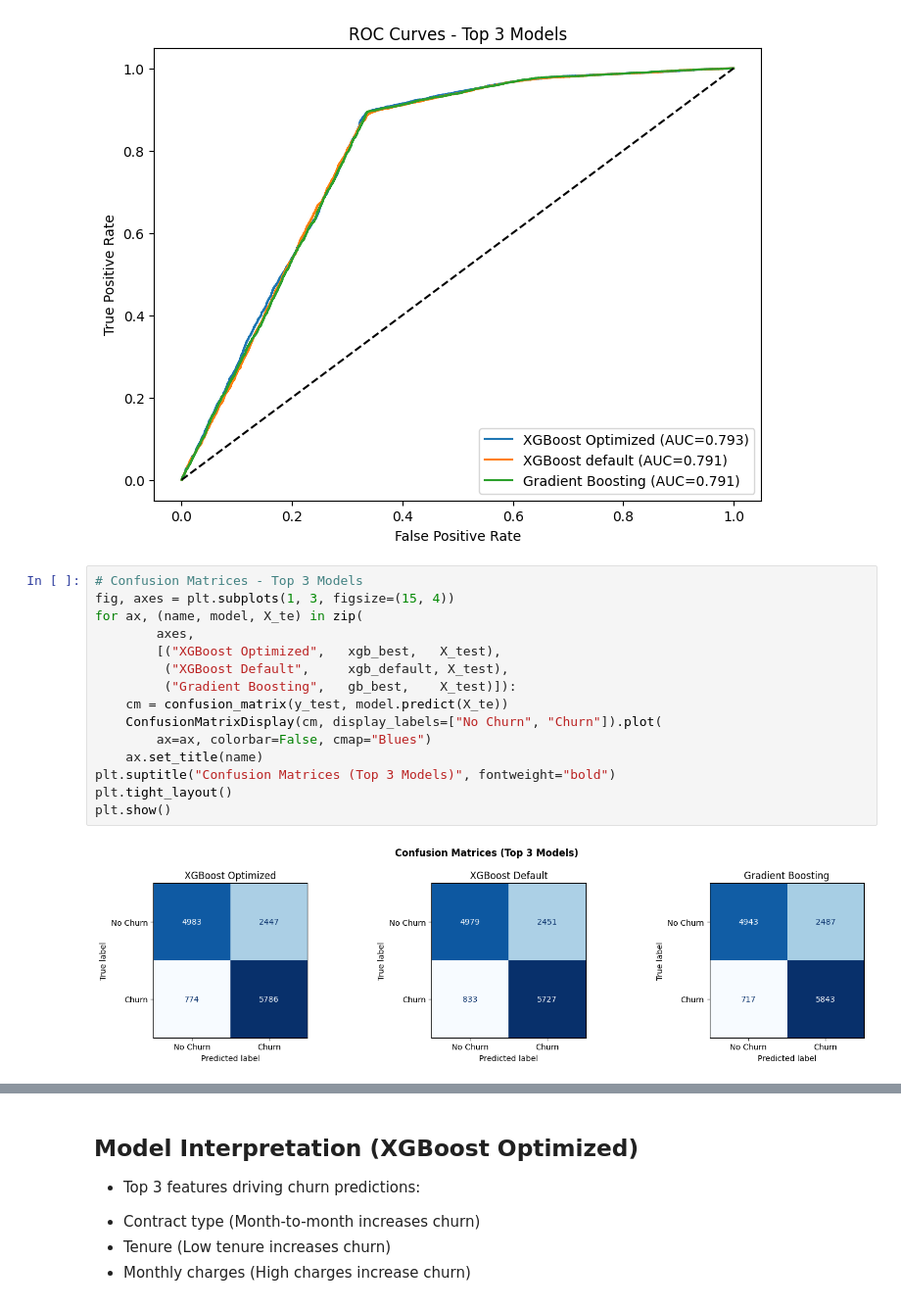
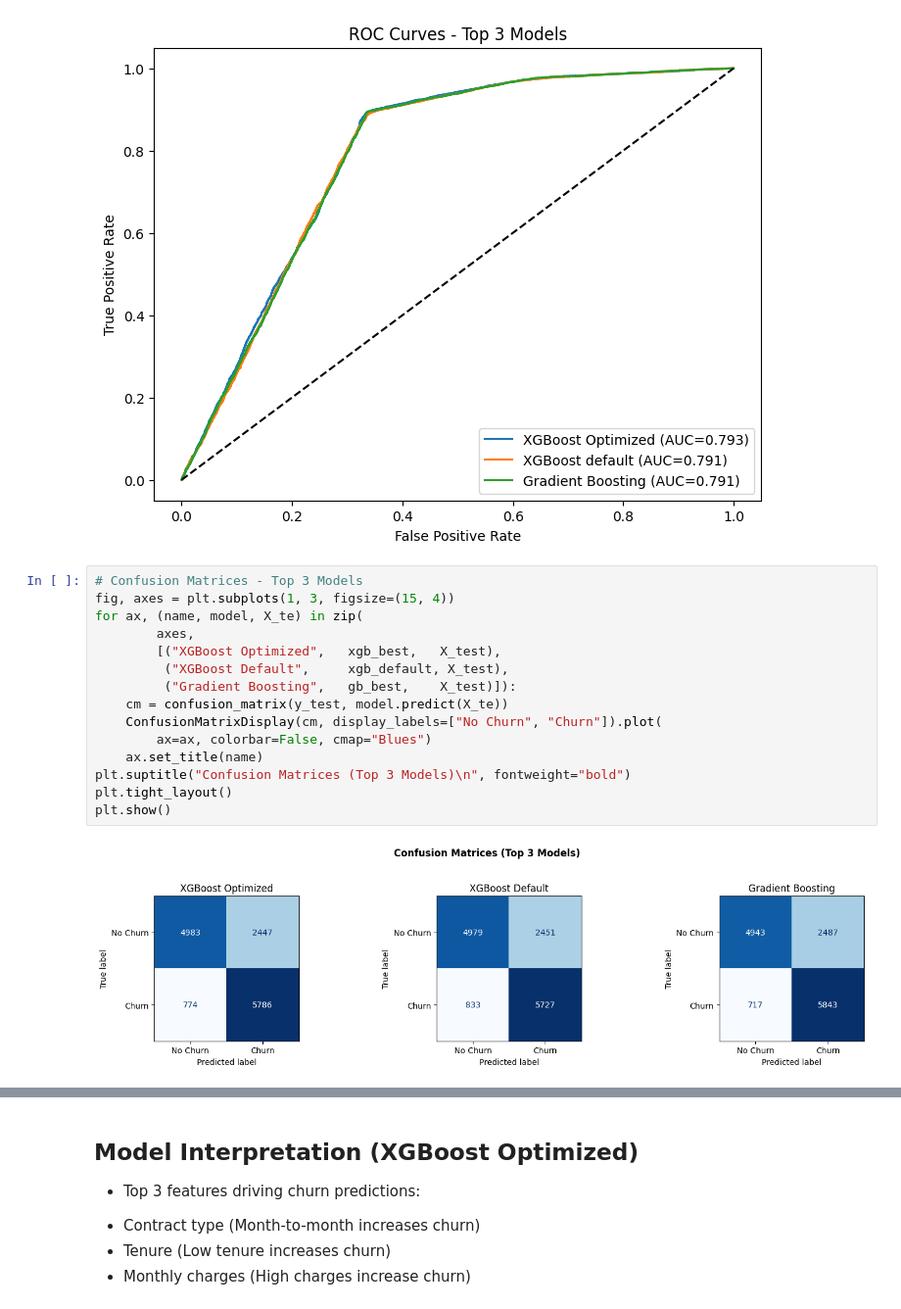
Before and after one commit to gwillcoding/ML_project, a Jupyter notebook: main.ipynb, the cells around one changed output, grey strips where cells are left out. Shown at 98% size. Cells and saved outputs as stored; diff of their text form.

```diff
--- a/main.ipynb
+++ b/main.ipynb
@@ -625,17 +618,17 @@ plt.show()
 # %%
 # Confusion Matrices - Top 3 Models
 fig, axes = plt.subplots(1, 3, figsize=(15, 4))
 for ax, (name, model, X_te) in zip(
         axes,
         [("XGBoost Optimized",   xgb_best,   X_test),
          ("XGBoost Default",     xgb_default, X_test),
          ("Gradient Boosting",   gb_best,    X_test)]):
     cm = confusion_matrix(y_test, model.predict(X_te))
     ConfusionMatrixDisplay(cm, display_labels=["No Churn", "Churn"]).plot(
         ax=ax, colorbar=False, cmap="Blues")
     ax.set_title(name)
-plt.suptitle("Confusion Matrices (Top 3 Models)", fontweight="bold")
+plt.suptitle("Confusion Matrices (Top 3 Models)\n", fontweight="bold")
 plt.tight_layout()
 plt.show()
 # %% [output]
-[figure, old version]
+[figure, new version]
```
Also changed, not shown: parts of 12 cells of this notebook, 1 other file.
